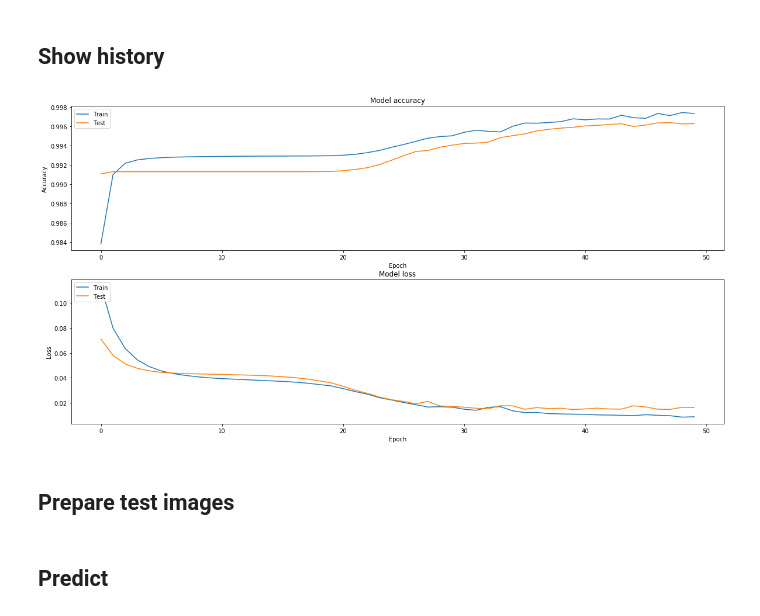
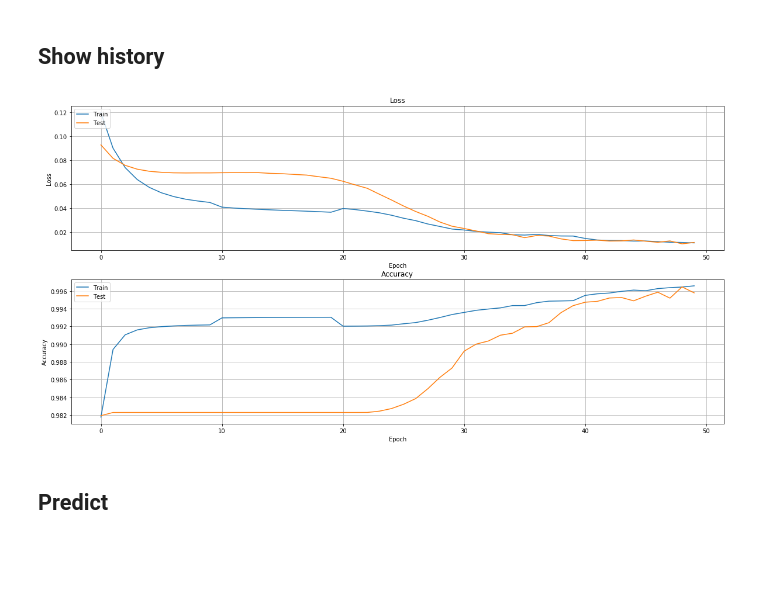
Before and after one commit to Light4Code/tensorflow-research, a Jupyter notebook: notebooks/Wood plate segmentation sample.ipynb, the cells around one changed output. Drawn from its saved outputs; the diff is of its cells as text; code cells hidden in the pictures; blank space fills up the shorter version.

```diff
--- a/notebooks/Wood plate segmentation sample.ipynb
+++ b/notebooks/Wood plate segmentation sample.ipynb
@@ -52,0 +29,20 @@ config.train.image_data_generator.loop_count = 10
+# %%
+train_files_path = "{0}/img/wood_plate/train".format(root_path)
+eval_files_path = "{0}/img/wood_plate/eval".format(root_path)
+
+input_shape = (512, 512, 1)
+generator_config = ImageGeneratorConfig()
+generator_config.loop_count = 10
+generator_config.horizontal_flip = True
+generator_config.zoom_range = 0.3
+generator_config.width_shift_range = 0.3
+generator_config.height_shift_range = 0.3
+generator_config.rotation_range = 10
+
+train_x, train_y, eval_x, eval_y = load_dataset(
+    train_files_path, input_shape, validation_split=0
+)
+
+eval_x, eval_y, t1, t2, = load_dataset(
+    eval_files_path, input_shape, validation_split=0
+)
@@ -56,0 +56,3 @@ model_container = create_model(config)
+# %%
+backbone = backbones.SegmentationVanillaUnet(input_shape)
+optimizer = Adam(lr=1e-5)
@@ -57,2 +61,6 @@ model_container = create_model(config)
+# %%
+train_engine = TrainEngine(
+    input_shape, backbone.model, optimizer, loss="binary_crossentropy"
+)
 # %% [markdown]
 ## Train model
@@ -78,0 +67,10 @@ Epoch 50/50
+# %%
+loss, acc, val_loss, val_acc = train_engine.train(
+    train_x,
+    train_y,
+    eval_x,
+    eval_y,
+    epochs=50,
+    batch_size=16,
+    image_generator_config=generator_config,
+)
@@ -79,8 +83,2 @@ Epoch 50/50
 # %% [markdown]
 ## Show history
-# %%
-model_container.plot_history()
-# %% [output]
-[figure, removed]
-# %% [markdown]
-## Prepare test images
@@ -98,2 +85,6 @@ test_images = np.array(tmp_imgs, dtype=np.float32)
+# %%
+plots.plot_history(loss, acc, val_loss, val_acc)
+# %% [output]
+[figure, added]
 # %% [markdown]
 ## Predict
```
Also changed, not shown: parts of 17 cells of this notebook, 5 other files.
